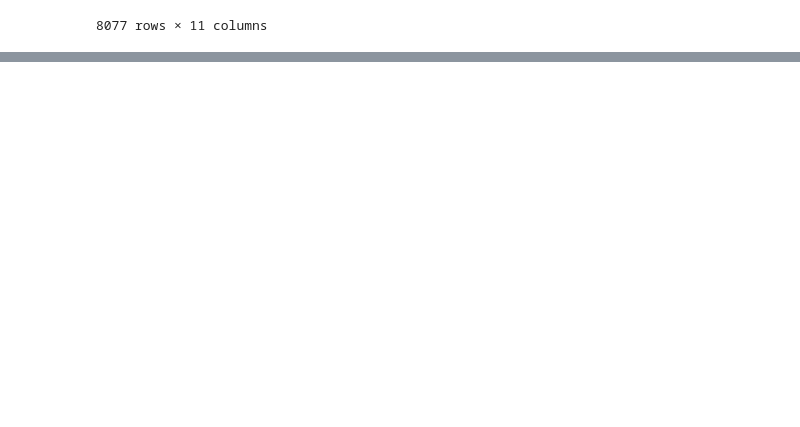
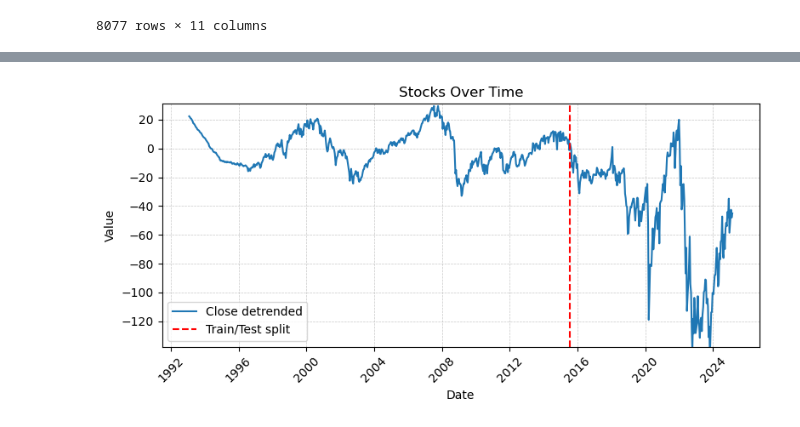
Before and after one commit to lohenrotte/stocks-forecasting, a Jupyter notebook: src/main.ipynb, the cells around one changed output, grey strips where cells are left out. Cells and saved outputs as stored; diff of their text form; code cells hidden in the pictures; blank space fills up the shorter version.

```diff
--- a/src/main.ipynb
+++ b/src/main.ipynb
@@ -342,0 +186,5 @@ plt.show()
+# %%
+df_pred['Close detrended'] = df_pred['Close'] - df_pred['Trend prediction']
+stocks_plot(df_pred, ['Close detrended'], split_id=split_id)
+# %% [output]
+[figure, added]
```
Also changed, not shown: parts of 58 cells of this notebook.
